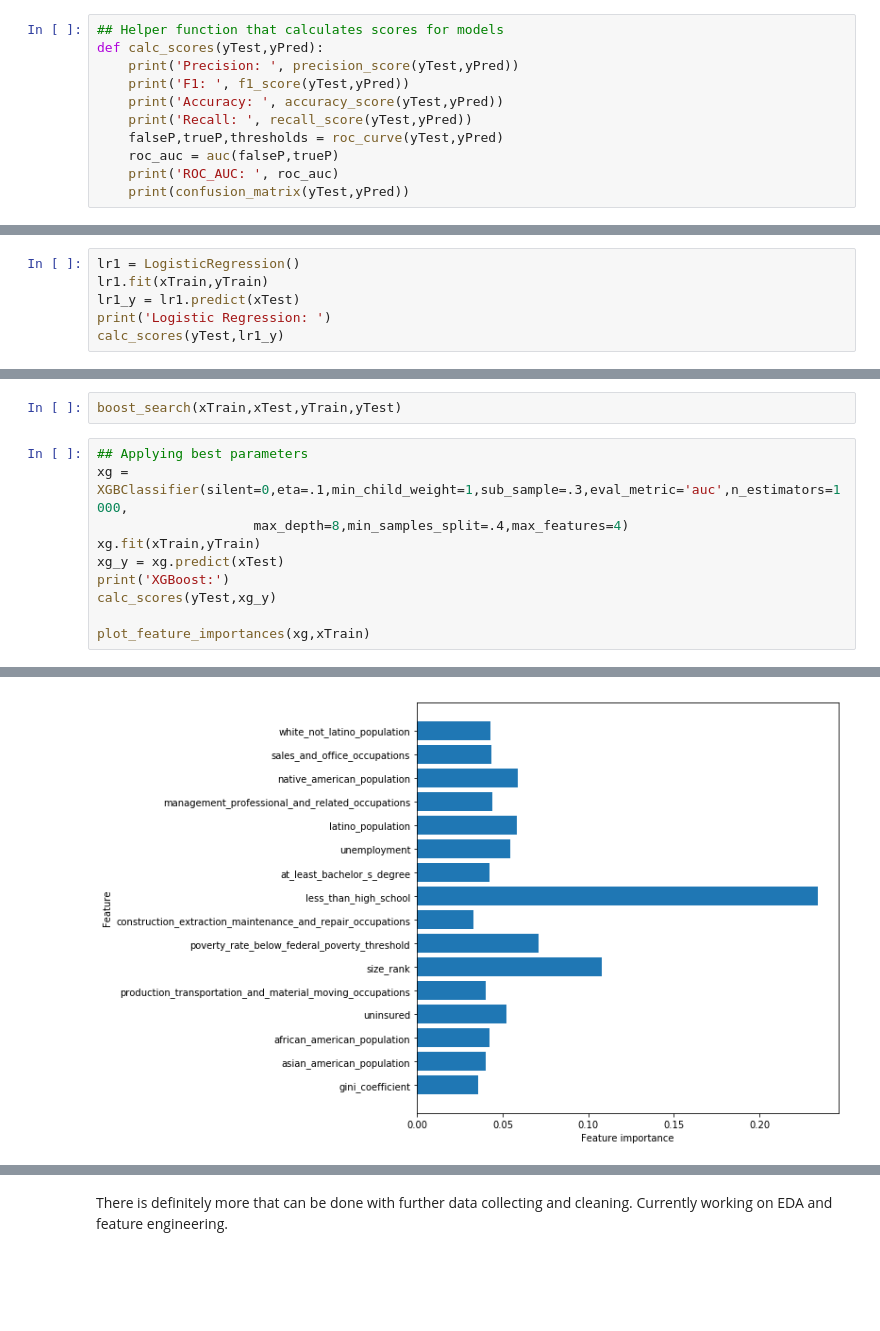
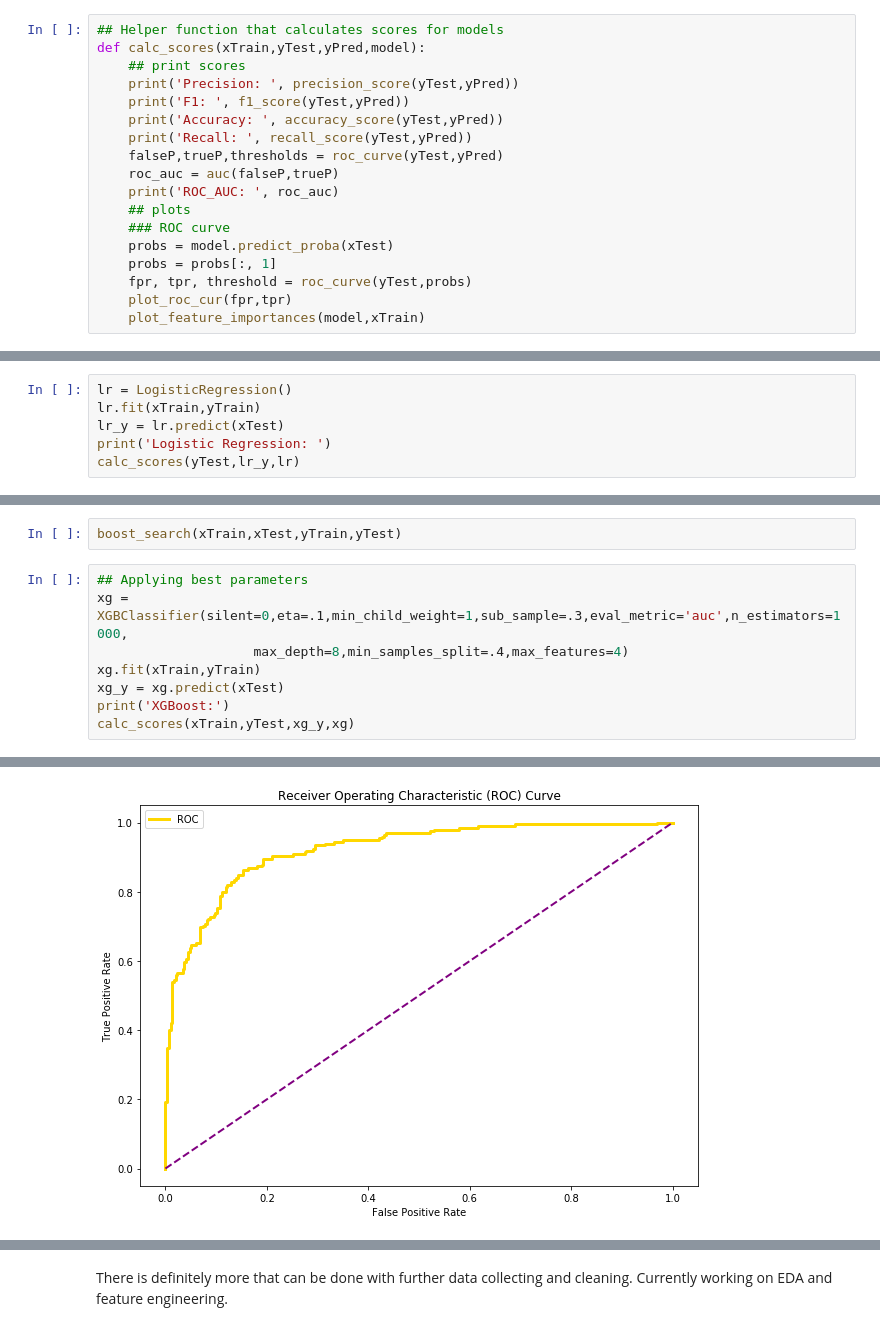
Before and after one commit to xxristoskk/where-are-missing-voters, a Jupyter notebook: Where Are The Voters.ipynb, the cells around one changed output, grey strips where cells are left out. Saved outputs shown, nothing was run; the diff lists cells and outputs as text; blank space fills up the shorter version.

Commit message:
more charts

```diff
--- a/Where Are The Voters.ipynb
+++ b/Where Are The Voters.ipynb
@@ -216,7 +214,8 @@ X = features
 xTrain,xTest,yTrain,yTest = train_test_split(X,target,test_size=.25)
 # %%
 ## Helper function that calculates scores for models
-def calc_scores(yTest,yPred):
+def calc_scores(xTrain,yTest,yPred,model):
+    ## print scores
     print('Precision: ', precision_score(yTest,yPred))
     print('F1: ', f1_score(yTest,yPred))
     print('Accuracy: ', accuracy_score(yTest,yPred))
@@ -224,4 +223,10 @@ def calc_scores(yTest,yPred):
     falseP,trueP,thresholds = roc_curve(yTest,yPred)
     roc_auc = auc(falseP,trueP)
     print('ROC_AUC: ', roc_auc)
-    print(confusion_matrix(yTest,yPred))
+    ## plots
+    ### ROC curve
+    probs = model.predict_proba(xTest)
+    probs = probs[:, 1]
+    fpr, tpr, threshold = roc_curve(yTest,probs)
+    plot_roc_cur(fpr,tpr)
+    plot_feature_importances(model,xTrain)
@@ -272,10 +282,10 @@ plot_feature_importances(rf,xTrain)
 # %% [markdown]
 # Logistic Regression
 # %%
-lr1 = LogisticRegression()
-lr1.fit(xTrain,yTrain)
-lr1_y = lr1.predict(xTest)
+lr = LogisticRegression()
+lr.fit(xTrain,yTrain)
+lr_y = lr.predict(xTest)
 print('Logistic Regression: ')
-calc_scores(yTest,lr1_y)
+calc_scores(yTest,lr_y,lr)
 # %% [output]
 Logistic Regression:
@@ -312,8 +321,6 @@ xg = XGBClassifier(silent=0,eta=.1,min_child_weight=1,sub_sample=.3,eval_metric=
 xg.fit(xTrain,yTrain)
 xg_y = xg.predict(xTest)
 print('XGBoost:')
-calc_scores(yTest,xg_y)
-
-plot_feature_importances(xg,xTrain)
+calc_scores(xTrain,yTest,xg_y,xg)
 # %% [output]
 XGBoost:
@@ -327 +332 @@ ROC_AUC:  0.820685057942775
-[figure, old version]
+[figure, new version]
```
Also changed, not shown: parts of 8 cells of this notebook, 2 other files.
